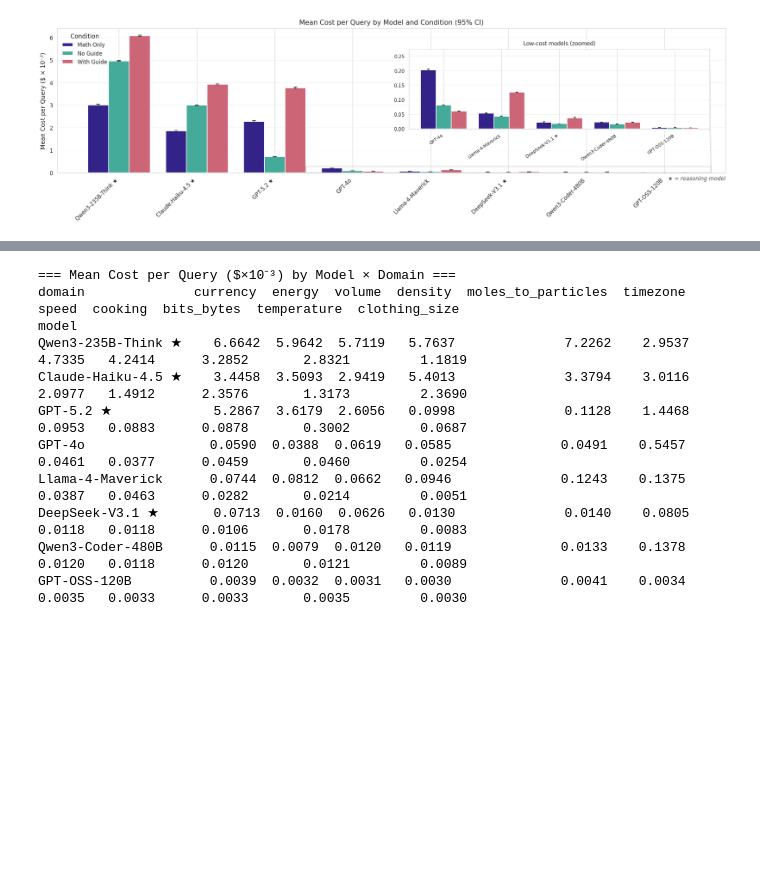
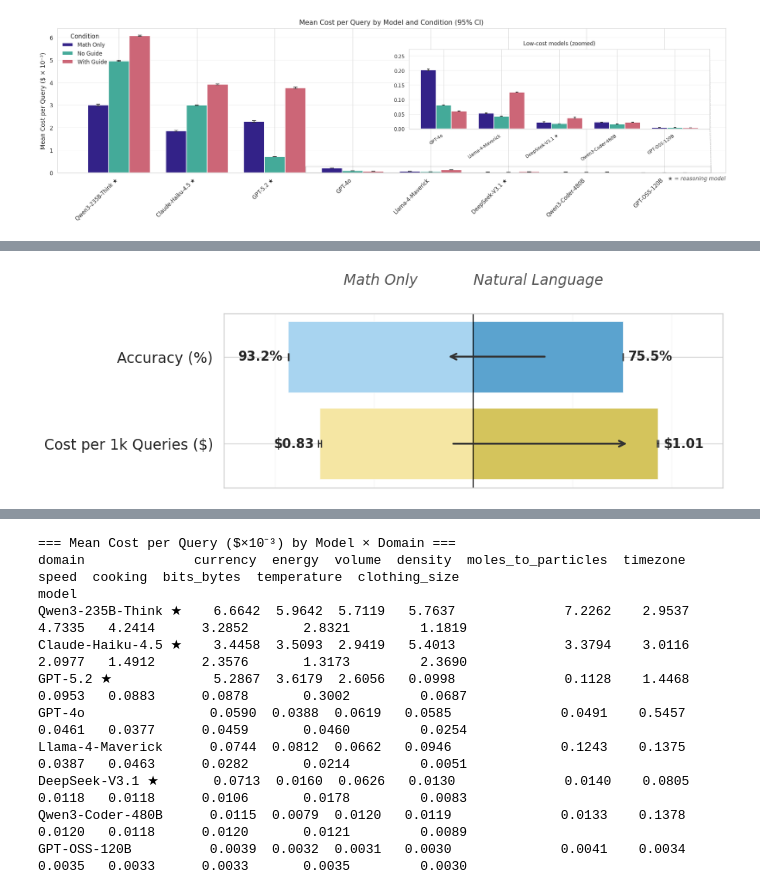
Before and after one commit to janewarren/math_gender, a Jupyter notebook: conversion_test/2_analysis/analysis_reasoning_cost.ipynb, the cells around one changed output, grey strips where cells are left out. Saved outputs shown, nothing was run; the diff lists cells and outputs as text; code cells hidden in the pictures; blank space fills up the shorter version.

Commit message:
hopefully the last graphs?

```diff
--- a/conversion_test/2_analysis/analysis_reasoning_cost.ipynb
+++ b/conversion_test/2_analysis/analysis_reasoning_cost.ipynb
@@ -473,0 +386,95 @@ Cost:     Math Only = 0.835 95% CI [0.827, 0.843]
+# %%
+# ── Pyramid plot (fast — uses cached _pyramid) ──────────────────
+
+avg_acc_math  = _pyramid['avg_acc_math']
+avg_acc_ng    = _pyramid['avg_acc_ng']
+cost_math_1k  = _pyramid['avg_cost_math']
+cost_ng_1k    = _pyramid['avg_cost_ng']
+ci_acc_math   = _pyramid['ci_acc_math']
+ci_acc_ng     = _pyramid['ci_acc_ng']
+ci_cost_math_1k = _pyramid['ci_cost_math']
+ci_cost_ng_1k   = _pyramid['ci_cost_ng']
+p_acc  = _pyramid['p_acc']
+p_cost = _pyramid['p_cost']
+
+cost_scale = max(avg_acc_math, avg_acc_ng) / max(cost_math_1k, cost_ng_1k)
+scaled_cost_math = cost_math_1k * cost_scale
+scaled_cost_ng   = cost_ng_1k   * cost_scale
+
+ACC_MATH  = '#a8d4f0'
+ACC_NG    = '#5ba3cf'
+COST_MATH = '#f5e6a3'
+COST_NG   = '#d4c45c'
+
+fig, ax = plt.subplots(figsize=(PAGE_W * 0.85, PAGE_W * 0.32))
+
+y_acc, y_cost = 0.55, 0
+h = 0.45
+err_kw = dict(elinewidth=0.8, capsize=2.5, capthick=0.7, ecolor='#333333')
+
+ax.barh(y_acc, -avg_acc_math, height=h, color=ACC_MATH, edgecolor='white', linewidth=0.3)
+ax.barh(y_acc, avg_acc_ng, height=h, color=ACC_NG, edgecolor='white', linewidth=0.3)
+
+sc_err_math = [[(cost_math_1k - ci_cost_math_1k[0]) * cost_scale],
+               [(ci_cost_math_1k[1] - cost_math_1k) * cost_scale]]
+sc_err_ng   = [[(cost_ng_1k - ci_cost_ng_1k[0]) * cost_scale],
+               [(ci_cost_ng_1k[1] - cost_ng_1k) * cost_scale]]
+
+ax.barh(y_cost, -scaled_cost_math, height=h, color=COST_MATH, edgecolor='white', linewidth=0.3)
+ax.barh(y_cost, scaled_cost_ng, height=h, color=COST_NG, edgecolor='white', linewidth=0.3)
+
+ax.errorbar(-avg_acc_math, y_acc,
+            xerr=[[avg_acc_math - ci_acc_math[0]], [ci_acc_math[1] - avg_acc_math]],
+            fmt='none', **err_kw)
+ax.errorbar(avg_acc_ng, y_acc,
+            xerr=[[avg_acc_ng - ci_acc_ng[0]], [ci_acc_ng[1] - avg_acc_ng]],
+            fmt='none', **err_kw)
+ax.errorbar(-scaled_cost_math, y_cost, xerr=sc_err_math, fmt='none', **err_kw)
+ax.errorbar(scaled_cost_ng, y_cost, xerr=sc_err_ng, fmt='none', **err_kw)
+
+pad = max(avg_acc_math, avg_acc_ng) * 0.03
+
+ax.text(-avg_acc_math - pad, y_acc, f'{avg_acc_math:.1f}%',
+        ha='right', va='center', fontsize=8, fontweight='bold')
+ax.text(avg_acc_ng + pad, y_acc, f'{avg_acc_ng:.1f}%',
+        ha='left', va='center', fontsize=8, fontweight='bold')
+
+ax.text(-scaled_cost_math - pad, y_cost, f'${cost_math_1k:.2f}',
+        ha='right', va='center', fontsize=8, fontweight='bold')
+ax.text(scaled_cost_ng + pad, y_cost, f'${cost_ng_1k:.2f}',
+        ha='left', va='center', fontsize=8, fontweight='bold')
+
+xmax = max(avg_acc_math, avg_acc_ng) * 1.35
+ax.set_xlim(-xmax, xmax)
+ax.set_yticks([y_cost, y_acc])
+ax.set_yticklabels(['Cost per 1k Queries ($)', 'Accuracy (%)'], fontsize=9)
+
+ax.axvline(0, color='black', linewidth=0.6, ymin=0, ymax=1, clip_on=False)
+ax.grid(axis='x', alpha=0.15)
+ax.set_xticklabels([])
+ax.tick_params(axis='x', length=0)
+
+mid_acc = avg_acc_ng * 0.5
+ax.annotate('', xy=(-avg_acc_math * 0.15, y_acc),
+            xytext=(mid_acc, y_acc),
+            arrowprops=dict(arrowstyle='->', color='#333', lw=1.2))
+
+mid_cost = scaled_cost_ng * 0.5
+ax.annotate('', xy=(scaled_cost_ng * 0.85, y_cost),
+            xytext=(-scaled_cost_math * 0.15, y_cost),
+            arrowprops=dict(arrowstyle='->', color='#333', lw=1.2))
+
+ax.set_title('Math Only            Natural Language', fontsize=9,
+             style='italic', color='#555', pad=18)
+
+plt.tight_layout(rect=[0, 0, 1, 0.92])
+save_fig(fig, 'pyramid_accuracy_vs_cost')
+plt.show()
+
+print(f'Accuracy: Math Only = {avg_acc_math:.1f}% 95% CI [{ci_acc_math[0]:.1f}, {ci_acc_math[1]:.1f}]')
+print(f'          No Guide  = {avg_acc_ng:.1f}% 95% CI [{ci_acc_ng[0]:.1f}, {ci_acc_ng[1]:.1f}]')
+print(f'          permutation p = {p_acc:.4f} {sig_stars(p_acc)}')
+print(f'Cost/1k:  Math Only = ${cost_math_1k:.2f} 95% CI [{ci_cost_math_1k[0]:.2f}, {ci_cost_math_1k[1]:.2f}]')
+print(f'          No Guide  = ${cost_ng_1k:.2f} 95% CI [{ci_cost_ng_1k[0]:.2f}, {ci_cost_ng_1k[1]:.2f}]')
+print(f'          permutation p = {p_cost:.4f} {sig_stars(p_cost)}')
+# %% [output]
@@ -473,0 +482 @@ Cost:     Math Only = 0.835 95% CI [0.827, 0.843]
+[figure, added]
```
Also changed, not shown: parts of 6 cells of this notebook, 9 other files.
